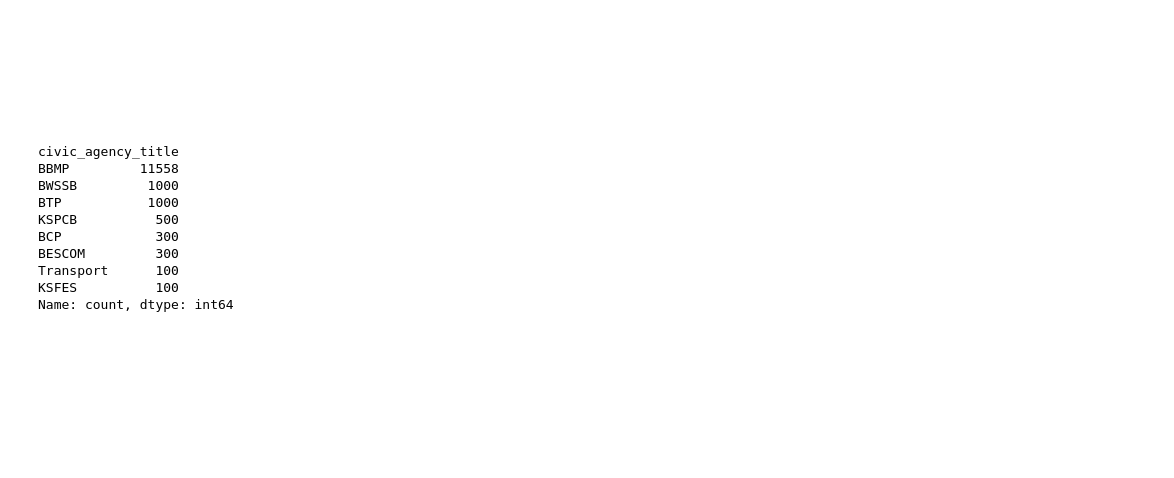
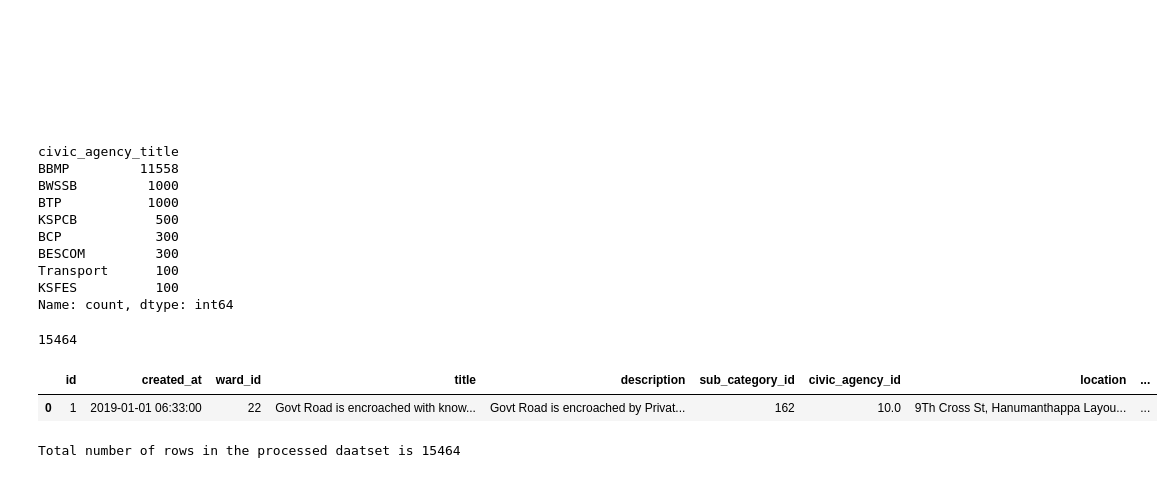
Before and after one commit to sandipan-ds/ai_grievance_system, a Jupyter notebook: notebook/ai_grievance_system.ipynb, the cells around one changed output. Cells and saved outputs as stored; diff of their text form; code cells hidden in the pictures; blank space fills up the shorter version.

```diff
--- a/notebook/ai_grievance_system.ipynb
+++ b/notebook/ai_grievance_system.ipynb
@@ -364,5 +364,24 @@ BESCOM         300
 Transport      100
 KSFES          100
 Name: count, dtype: int64
+# %%
+df.shape[0]
+# %% [output]
+15464
 # %%
 # df.to_csv(os.path.join(path, "data", "labeled_data_processed.csv"))
+# %%
+df = (
+    df.dropna(subset=['description', 'severity'])
+      .drop_duplicates()
+      .reset_index(drop=True)
+)
+
+df.head(1)
+# %% [output]
+|  | id | created_at | ward_id | title | description | sub_category_id | civic_agency_id | location | ... |
+| 0 | 1 | 2019-01-01 06:33:00 | 22 | Govt Road is encroached with know... | Govt Road is encroached by Privat... | 162 | 10.0 | 9Th Cross St, Hanumanthappa Layou... | ... |
+# %%
+print(f"Total number of rows in the processed daatset is {df.shape[0]}")
+# %% [output]
+Total number of rows in the processed daatset is 15464
```
Also changed, not shown: parts of 3 cells of this notebook, 2 other files.
